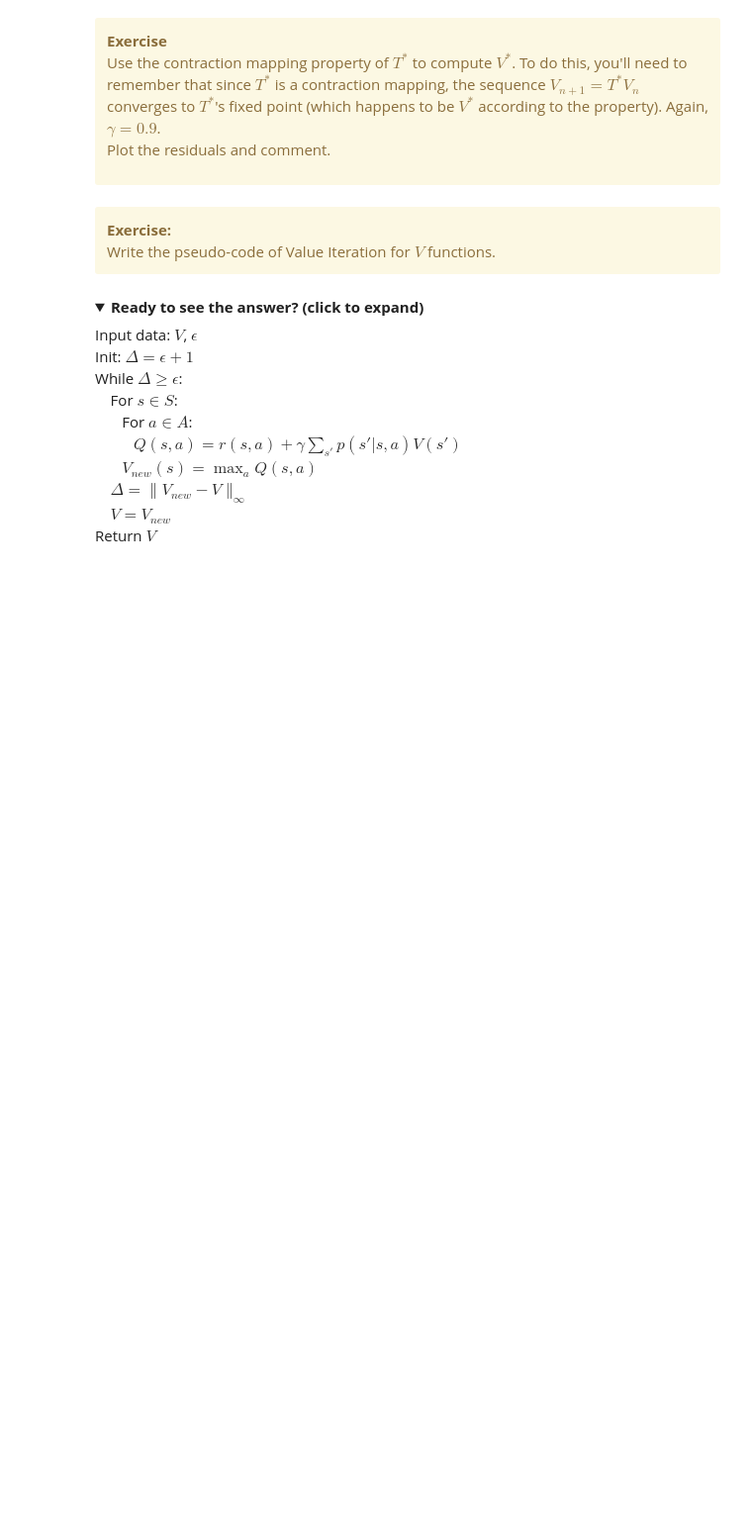
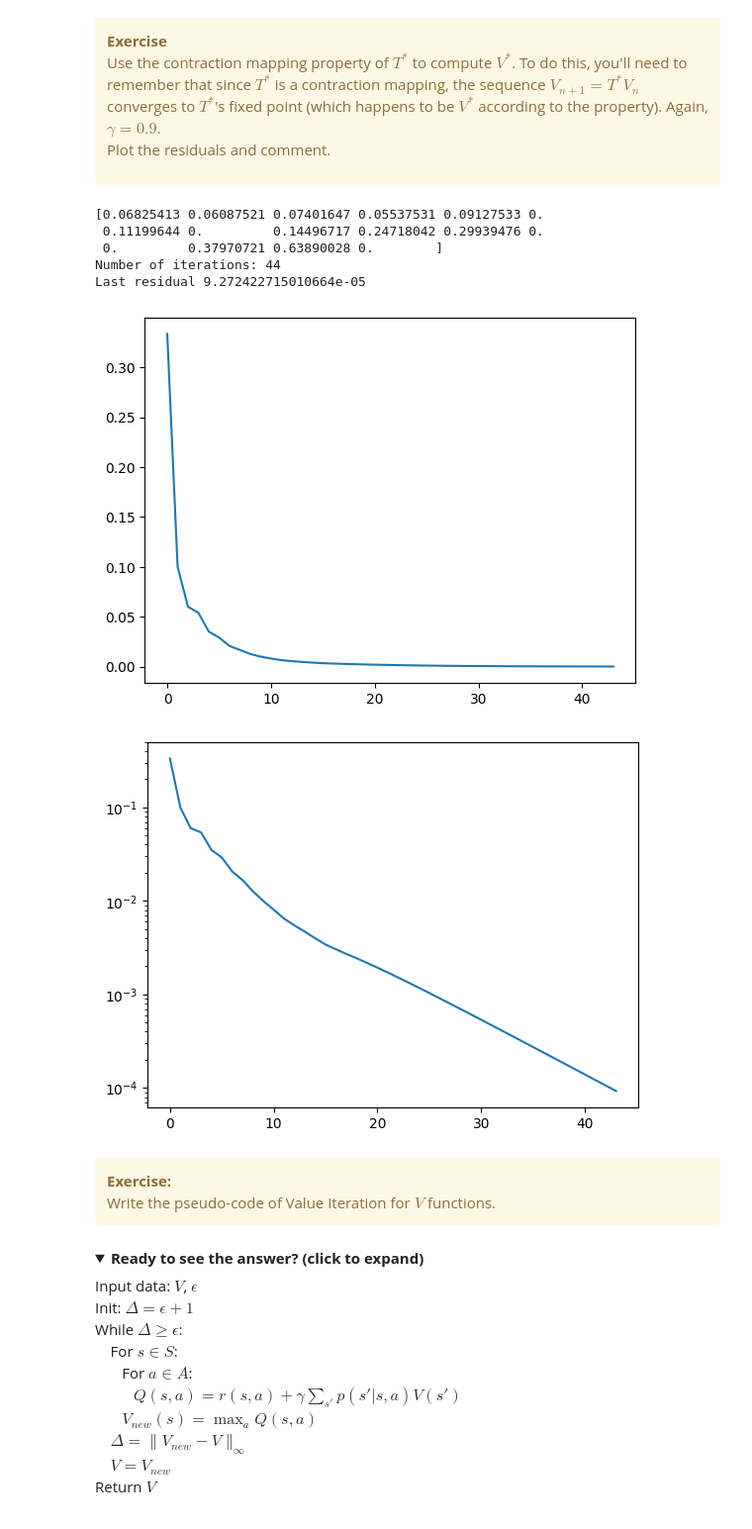
Before and after one commit to nnniels/SDD-reinforcement-learning, a Jupyter notebook: notebooks/RL2 - Bellman Equations.ipynb, the cells around one changed output. Shown at 99% size. Cells and saved outputs as stored; diff of their text form; code cells hidden in the pictures; folded sections open; blank space fills up the shorter version.

```diff
--- a/notebooks/RL2 - Bellman Equations.ipynb
+++ b/notebooks/RL2 - Bellman Equations.ipynb
@@ -863,0 +966,26 @@ Use the cell below to recall the solution to the Monte Carlo estimation exercise
+# %%
+# %load solutions/RL1_exercise1.py
+### WRITE YOUR CODE HERE
+# If you get stuck, uncomment the line above to load a correction in this cell (then you can execute this code).
+
+import gymnasium as gym
+import gymnasium.envs.toy_text.frozen_lake as fl
+import numpy as np
+from tqdm import trange
+
+env = gym.make("FrozenLake-v1", render_mode="ansi")
+
+nb_episodes = 100000
+horizon = 200
+gamma = 0.9
+Vepisode = np.zeros(nb_episodes)
+for i in trange(nb_episodes):
+    env.reset()
+    for t in range(horizon):
+        next_state, r, done, _, _ = env.step(fl.RIGHT)
+        Vepisode[i] += gamma**t * r
+        if done:
+            break
+
+print("Value estimate:", np.mean(Vepisode))
+print("Value variance:", np.std(Vepisode))
@@ -1028,37 +1172,55 @@ Plot the residuals and comment.
 
 import gymnasium as gym
 import gymnasium.envs.toy_text.frozen_lake as fl
 import numpy as np
 %matplotlib inline
 import matplotlib.pyplot as plt
 
-env = gym.make("FrozenLake-v1", render_mode="ansi")
+env = gym.make("FrozenLake-v1")
 gamma = 0.9
 
 def vf_optim(V, epsilon, max_iter):
     W = np.copy(V)
     residuals = np.zeros(max_iter)
     for i in range(max_iter):
         # Update V using Bellman optimality operator
         for s in range(env.observation_space.n):
-            ...
+            Q = np.zeros(env.action_space.n)
+            for a in range(env.action_space.n):
+                outcomes = env.unwrapped.P[s][a]
+                for o in outcomes:
+                    p  = o[0]
+                    s2 = o[1]
+                    r  = o[2]
+                    Q[a] += p * (r + gamma * V[s2])
+            W[s] = np.max(Q)
+            # print(W[s])
 
         # Compute residuals
-        residuals[i] = ...
-
+        residuals[i] = np.max(np.abs(W - V))
+        # print("abs", np.abs(W - V))
+        np.copyto(V, W)
         if residuals[i] < epsilon:
             residuals = residuals[: i + 1]
             break
     return V, residuals
 
 Vinit = np.zeros(env.observation_space.n)
 Vstar, residuals = vf_optim(Vinit, 1e-4, 10000)
 print(Vstar)
 plt.plot(residuals)
 plt.figure()
 plt.semilogy(residuals)
 print("Number of iterations:", residuals.size)
 print("Last residual", residuals[-1])
+# %% [output]
+[0.06825413 0.06087521 0.07401647 0.05537531 0.09127533 0.
+ 0.11199644 0.         0.14496717 0.24718042 0.29939476 0.
+ 0.         0.37970721 0.63890028 0.        ]
+Number of iterations: 44
+Last residual 9.272422715010664e-05
+[figure, added]
+[figure, added]
 # %% [markdown]
 <div class="alert alert-warning"><b>Exercise:</b><br>
 Write the pseudo-code of Value Iteration for $V$ functions.
```
Also changed, not shown: parts of 29 cells of this notebook, 1 other file.
